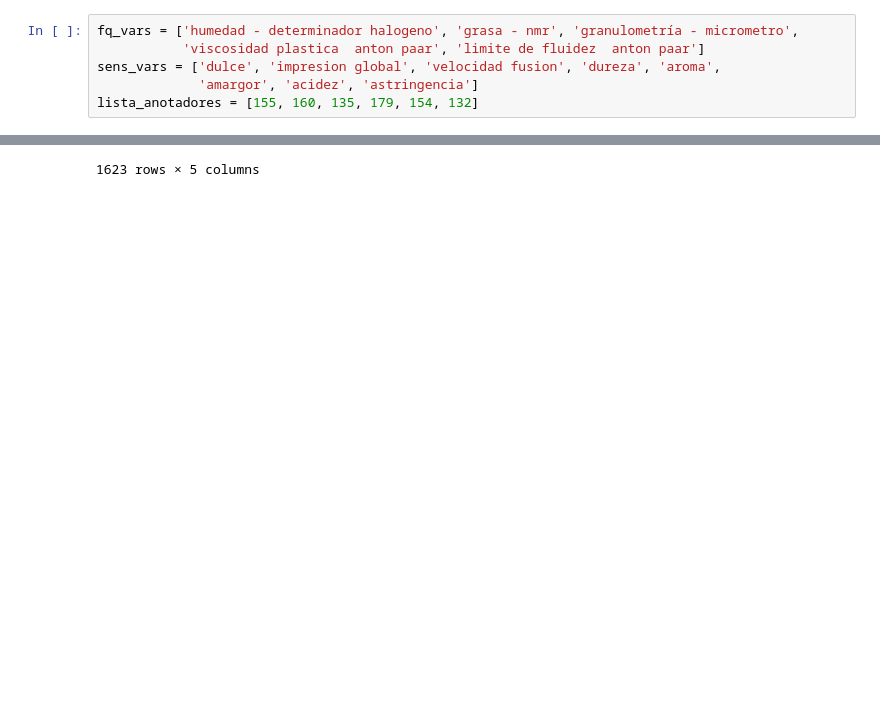
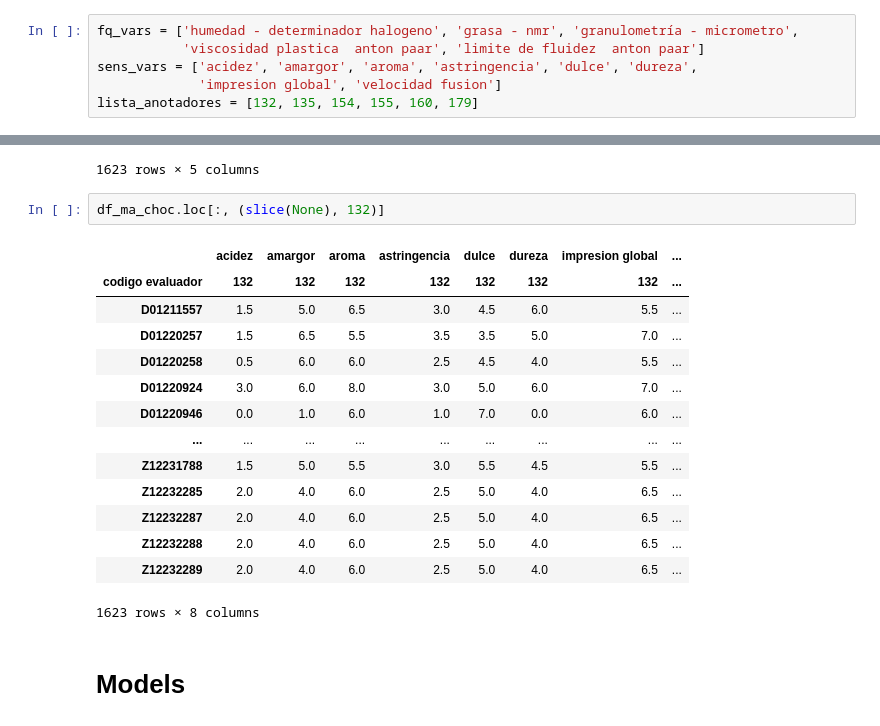
Before and after one commit to UN-GCPDS/python-gcpds.luker_multiple_annotators, a Jupyter notebook: notebooks/chocolate.ipynb, the cells around one changed output, grey strips where cells are left out. Saved outputs shown, nothing was run; the diff lists cells and outputs as text; blank space fills up the shorter version.

```diff
--- a/notebooks/chocolate.ipynb
+++ b/notebooks/chocolate.ipynb
@@ -73,9 +73,9 @@ df_comb
 # %%
 fq_vars = ['humedad - determinador halogeno', 'grasa - nmr', 'granulometría - micrometro',
            'viscosidad plastica  anton paar', 'limite de fluidez  anton paar']
-sens_vars = ['dulce', 'impresion global', 'velocidad fusion', 'dureza', 'aroma',
-             'amargor', 'acidez', 'astringencia']
-lista_anotadores = [155, 160, 135, 179, 154, 132]
+sens_vars = ['acidez', 'amargor', 'aroma', 'astringencia', 'dulce', 'dureza',
+             'impresion global', 'velocidad fusion']
+lista_anotadores = [132, 135, 154, 155, 160, 179]
 # %%
 df_vars_choc, df_ma_choc = create_dfs_impute(df_fq, df_sens, lista_anotadores, fq_vars, sens_vars, 'Chocolate')
 # %%
@@ -111,3 +111,22 @@ df_vars_choc
 | Z12232288 | 0.244416 | 38.751247 | 25.688024 | 1.876016 | 10.992283 |
 | Z12232289 | 0.244416 | 38.751247 | 25.688024 | 1.876016 | 10.992283 |
 1623 rows × 5 columns
+# %%
+df_ma_choc.loc[:, (slice(None), 132)]
+# %% [output]
+|  | acidez | amargor | aroma | astringencia | dulce | dureza | impresion global | ... |
+| codigo evaluador | 132 | 132 | 132 | 132 | 132 | 132 | 132 | ... |
+| D01211557 | 1.5 | 5.0 | 6.5 | 3.0 | 4.5 | 6.0 | 5.5 | ... |
+| D01220257 | 1.5 | 6.5 | 5.5 | 3.5 | 3.5 | 5.0 | 7.0 | ... |
+| D01220258 | 0.5 | 6.0 | 6.0 | 2.5 | 4.5 | 4.0 | 5.5 | ... |
+| D01220924 | 3.0 | 6.0 | 8.0 | 3.0 | 5.0 | 6.0 | 7.0 | ... |
+| D01220946 | 0.0 | 1.0 | 6.0 | 1.0 | 7.0 | 0.0 | 6.0 | ... |
+| ... | ... | ... | ... | ... | ... | ... | ... | ... |
+| Z12231788 | 1.5 | 5.0 | 5.5 | 3.0 | 5.5 | 4.5 | 5.5 | ... |
+| Z12232285 | 2.0 | 4.0 | 6.0 | 2.5 | 5.0 | 4.0 | 6.5 | ... |
+| Z12232287 | 2.0 | 4.0 | 6.0 | 2.5 | 5.0 | 4.0 | 6.5 | ... |
+| Z12232288 | 2.0 | 4.0 | 6.0 | 2.5 | 5.0 | 4.0 | 6.5 | ... |
+| Z12232289 | 2.0 | 4.0 | 6.0 | 2.5 | 5.0 | 4.0 | 6.5 | ... |
+1623 rows × 8 columns
+# %% [markdown]
+# Models
```
Also changed, not shown: parts of 6 cells of this notebook.
